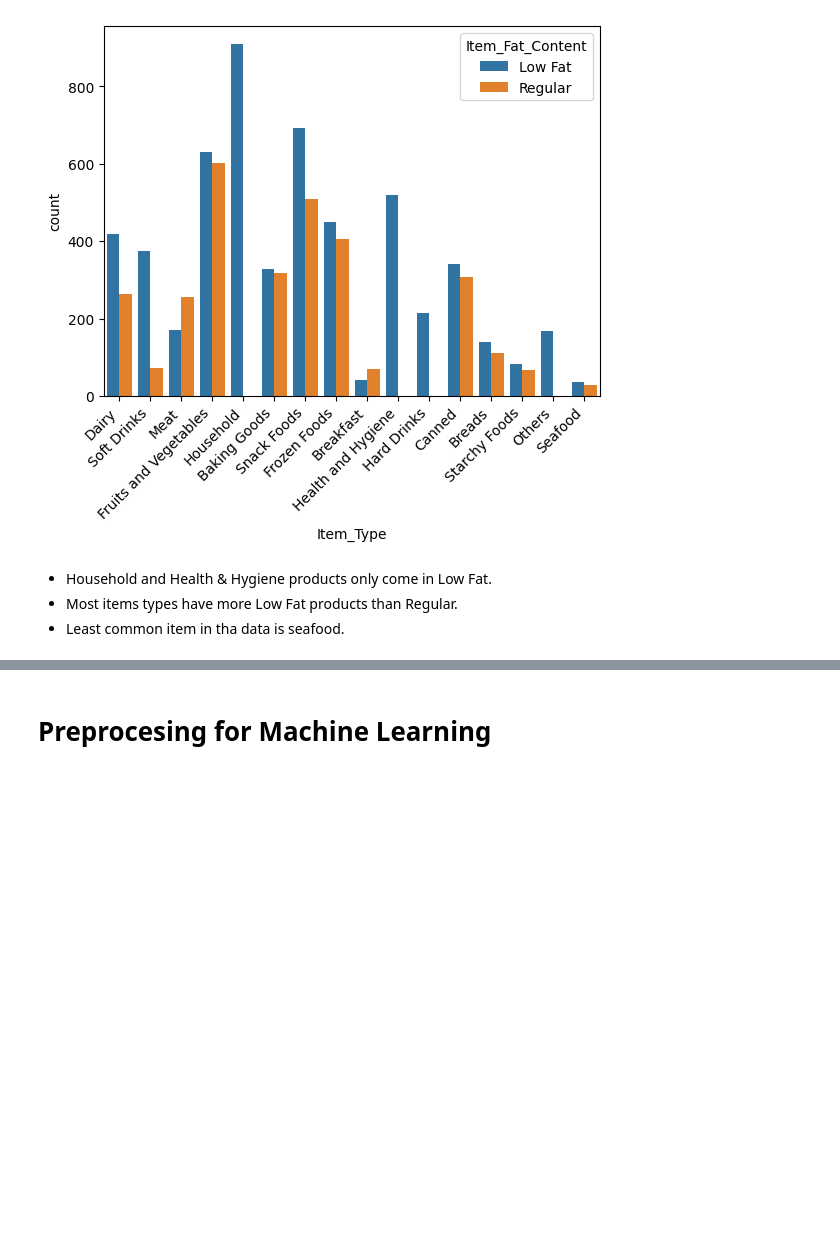
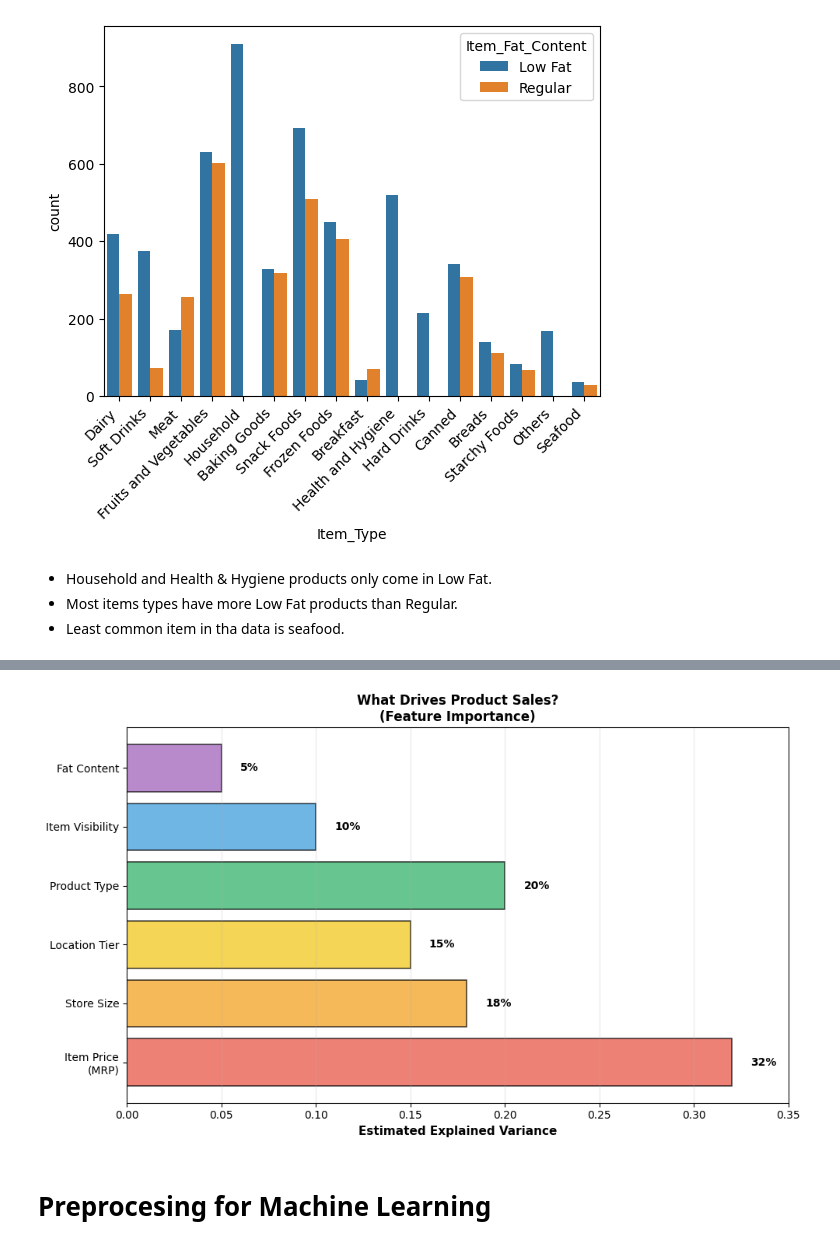
Before and after one commit to MaysNassar/prediction-of-product-sales, a Jupyter notebook: prediction_of_product_sales.ipynb, the cells around one changed output, grey strips where cells are left out. Cells and saved outputs as stored; diff of their text form; code cells hidden in the pictures; blank space fills up the shorter version.

```diff
--- a/prediction_of_product_sales.ipynb
+++ b/prediction_of_product_sales.ipynb
@@ -838,3 +976,28 @@ plt.xticks(rotation=45, ha='right');
+# %%
+fig, ax = plt.subplots(figsize=(10, 6))
+
+features = ['Item Price\n(MRP)', 'Store Size', 'Location Tier',
+            'Product Type', 'Item Visibility', 'Fat Content']
+
+# Approximate importance (based on your model analysis)
+importance = [0.32, 0.18, 0.15, 0.20, 0.10, 0.05]
+
+colors_feat = ['#e74c3c', '#f39c12', '#f1c40f', '#27ae60', '#3498db', '#9b59b6']
+bars = ax.barh(features, importance, color=colors_feat, alpha=0.7, edgecolor='black', linewidth=1.2)
+
+ax.set_xlabel('Estimated Explained Variance', fontsize=11, fontweight='bold')
+ax.set_title('What Drives Product Sales?\n(Feature Importance)', fontsize=12, fontweight='bold')
+ax.set_xlim(0, 0.35)
+
+for bar, val in zip(bars, importance):
+    ax.text(val + 0.01, bar.get_y() + bar.get_height()/2, f'{val:.0%}',
+           va='center', fontweight='bold', fontsize=10)
+
+ax.grid(True, alpha=0.3, axis='x')
+plt.tight_layout()
+plt.show()
+# %% [output]
+[figure, added]
 # %% [markdown]
 #  Preprocesing for Machine Learning
 # %% [markdown]
```
Also changed, not shown: parts of 31 cells of this notebook.
